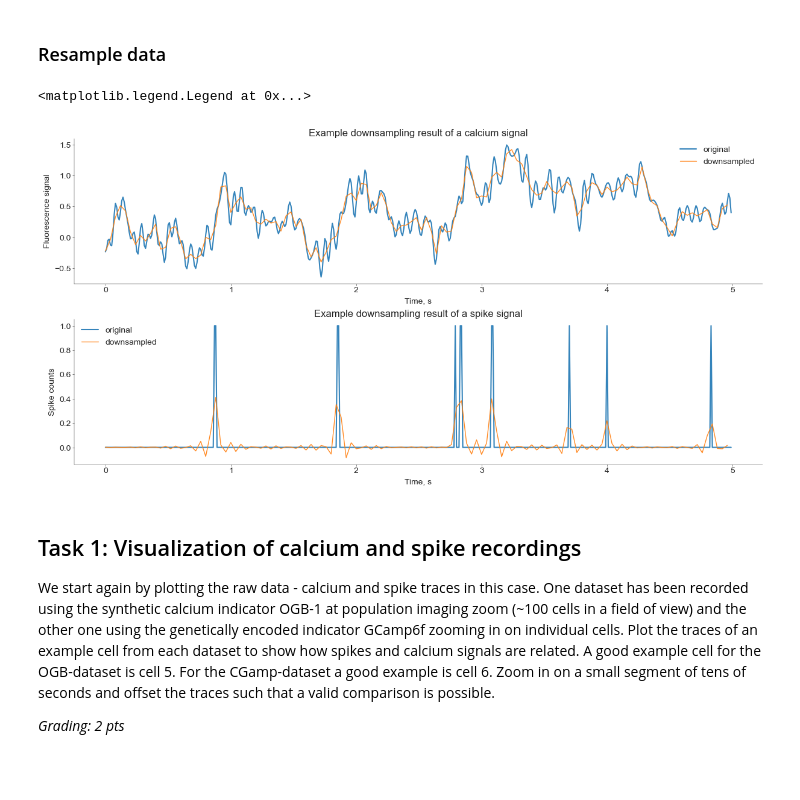
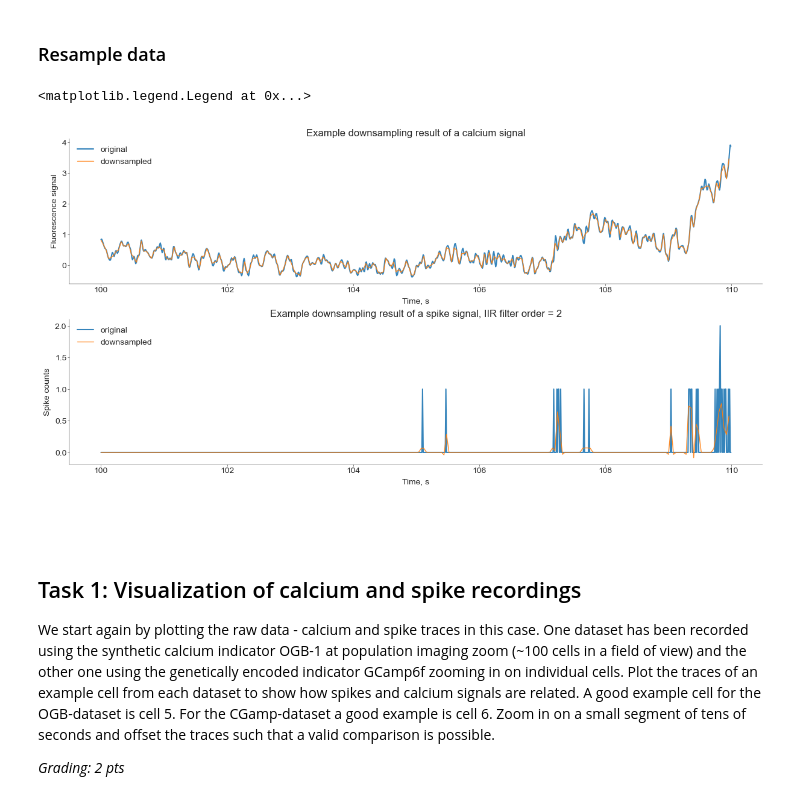
Before and after one commit to atimcenko/tu-neural-data-science, a Jupyter notebook: notebooks/CodingLab3_Alex.ipynb, the cells around one changed output. Cells and saved outputs as stored; diff of their text form; code cells hidden in the pictures; blank space fills up the shorter version.

```diff
--- a/notebooks/CodingLab3_Alex.ipynb
+++ b/notebooks/CodingLab3_Alex.ipynb
@@ -80,6 +80,7 @@ ogb_calcium_orig.head()
 fs_orig = 100
 fs = 25
 q = int(fs_orig / fs)
+filter_order = 2
 
 # get times for downsampled signals for plotting. Test downsampling.
 times_orig = np.arange(ogb_calcium_orig.shape[0]) / fs_orig
@@ -87,14 +88,15 @@ times_orig = np.arange(ogb_calcium_orig.shape[0]) / fs_orig
 # Actually resample all the data.
 # Note that numpy arrays will be the result of this opetation
 
-ogb_calcium = signal.decimate(ogb_calcium_orig.to_numpy(), q, axis=0)
-ogb_spikes = signal.decimate(ogb_spikes_orig.to_numpy(), q, axis=0)
-gcamp_calcium = signal.decimate(gcamp_calcium_orig.to_numpy(), q, axis=0)
-gcamp_spikes = signal.decimate(gcamp_spikes_orig.to_numpy(), q, axis=0)
+ogb_calcium = signal.decimate(ogb_calcium_orig.to_numpy(), q, n=filter_order, axis=0)
+ogb_spikes = signal.decimate(ogb_spikes_orig.to_numpy(), q, n=filter_order, axis=0)
+gcamp_calcium = signal.decimate(gcamp_calcium_orig.to_numpy(), q, n=filter_order, axis=0)
+gcamp_spikes = signal.decimate(gcamp_spikes_orig.to_numpy(), q, n=filter_order, axis=0)
 
 times = np.arange(ogb_calcium.shape[0]) / fs
 # %%
-t_max = 5
+t_min, t_max = 100, 110
+i_neuron = 4
 
 
 plt.figure(figsize=(12, 6))
@@ -102,49 +104,51 @@ plt.figure(figsize=(12, 6))
 plt.subplot(2, 1, 1)
 
 plt.plot(
-    times_orig[:int(t_max * fs_orig)],
-    ogb_calcium_orig.to_numpy()[:int(t_max * fs_orig), 0],
+    times_orig[int(t_min * fs_orig):int(t_max * fs_orig)],
+    ogb_calcium_orig.to_numpy()[int(t_min * fs_orig):int(t_max * fs_orig), i_neuron],
     linewidth=1.5,
     label='original',
     alpha=0.9)
 
 plt.plot(
-    times[:int(t_max * fs)],
-    ogb_calcium[:int(t_max * fs), 0],
+    times[int(t_min * fs):int(t_max * fs)],
+    ogb_calcium[int(t_min * fs):int(t_max * fs), i_neuron],
     linewidth=1,
     label='downsampled',
     alpha=0.9)
 
 
 plt.ylabel("Fluorescence signal")
 plt.xlabel("Time, s")
 plt.title("Example downsampling result of a calcium signal")
 plt.legend()
 
 plt.subplot(2, 1, 2)
 
 plt.plot(
-    times_orig[:int(t_max * fs_orig)],
-    ogb_spikes_orig.to_numpy()[:int(t_max * fs_orig), 0],
+    times_orig[int(t_min * fs_orig):int(t_max * fs_orig)],
+    ogb_spikes_orig.to_numpy()[int(t_min * fs_orig):int(t_max * fs_orig), i_neuron],
     linewidth=1.5,
     label='original',
     alpha=0.9)
 
 plt.plot(
-    times[:int(t_max * fs)],
-    ogb_spikes[:int(t_max * fs), 0],
+    times[int(t_min * fs):int(t_max * fs)],
+    ogb_spikes[int(t_min * fs):int(t_max * fs), i_neuron],
     linewidth=1,
     label='downsampled',
     alpha=0.9)
 
 
 plt.ylabel("Spike counts")
 plt.xlabel("Time, s")
-plt.title("Example downsampling result of a spike signal")
+plt.title(f"Example downsampling result of a spike signal, IIR filter order = {filter_order}")
 plt.legend()
 # %% [output]
 <matplotlib.legend.Legend at 0x...>
-[figure, old version]
+[figure, new version]
+# %% [markdown]
+######
 # %% [markdown]
 ## Task 1: Visualization of calcium and spike recordings
 
```
